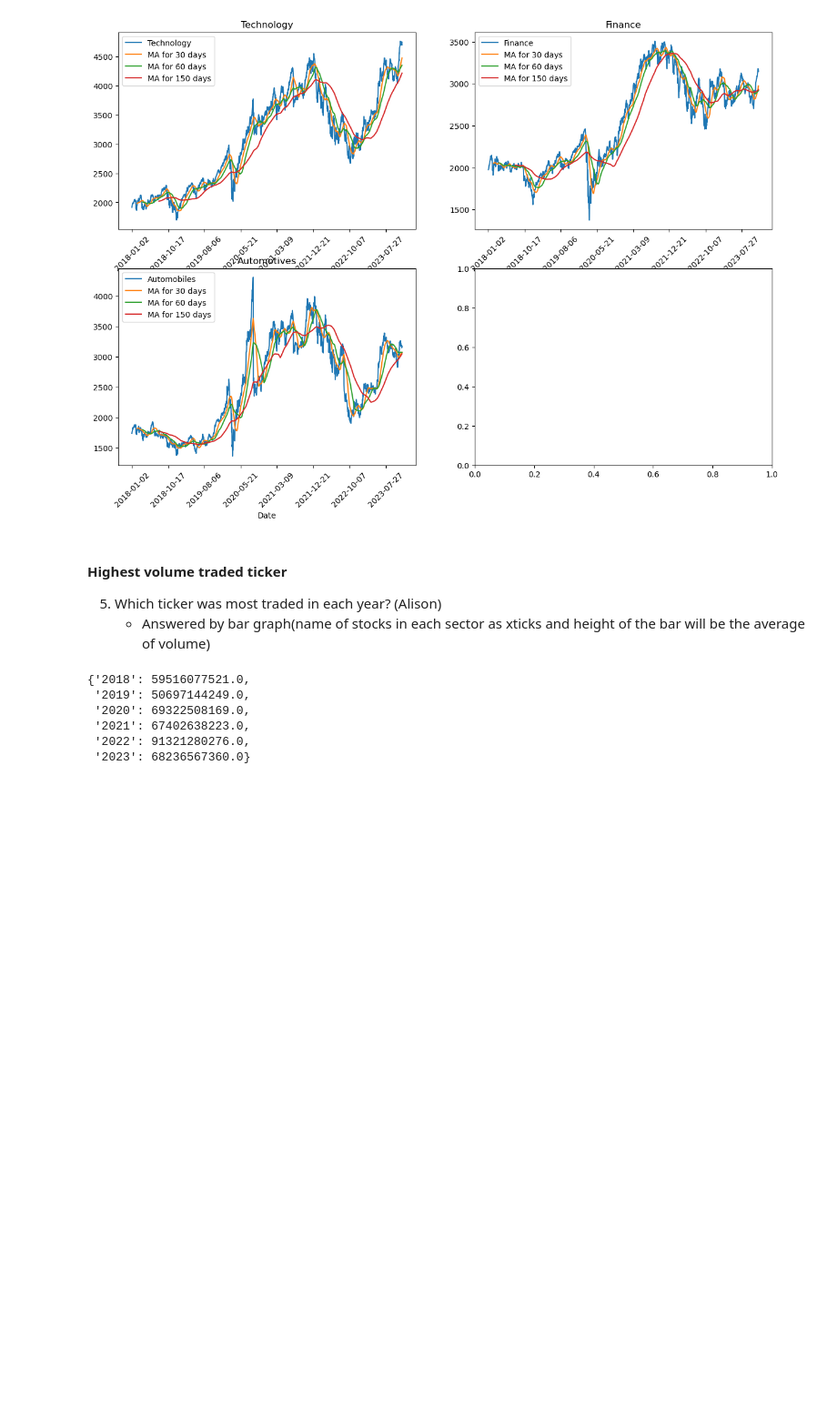
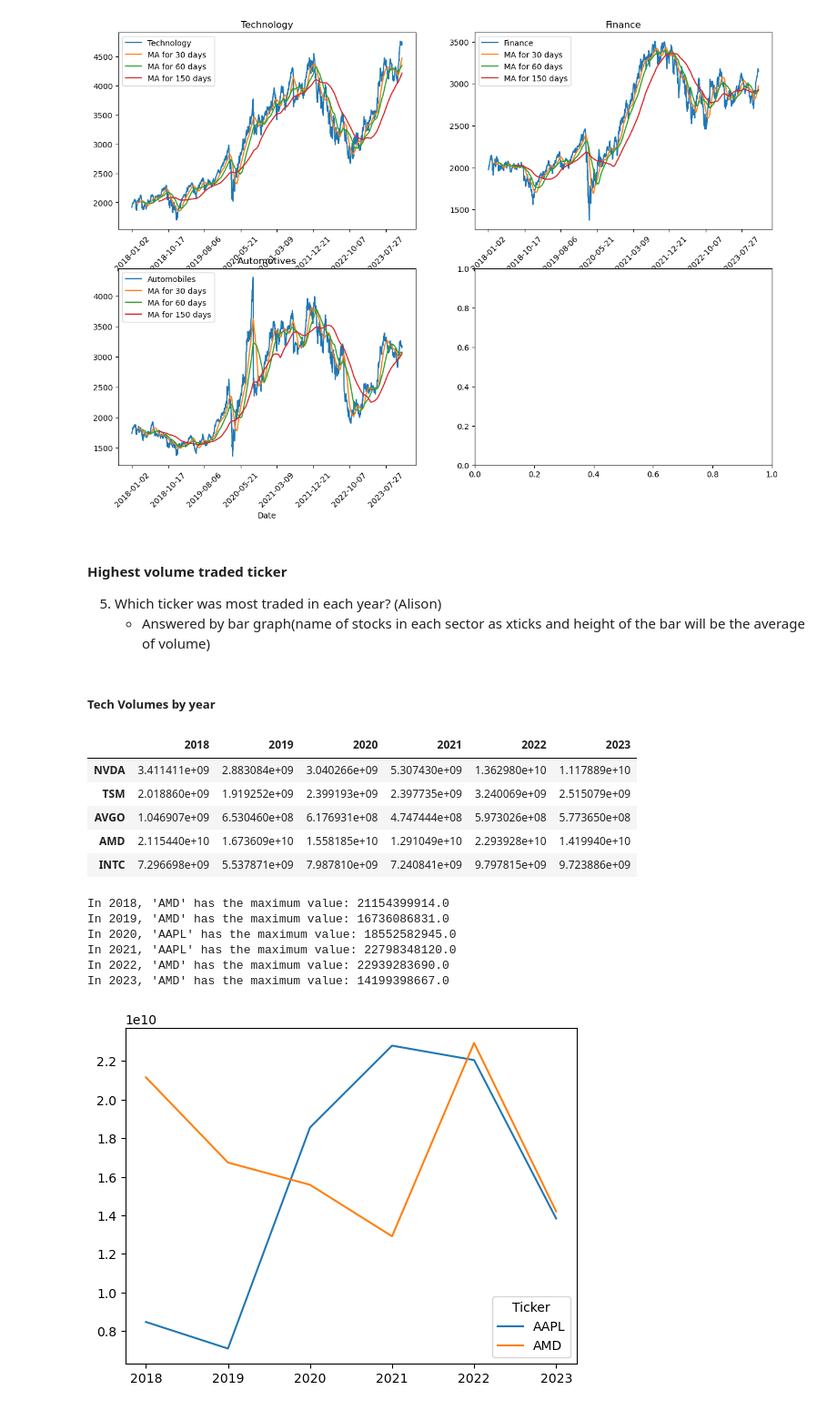
Before and after one commit to alisonands/Stock-Analysis, a Jupyter notebook: Tech/visualizations.ipynb, the cells around one changed output. Shown: that part at 91% size. Cells and saved outputs as stored; diff of their text form; code cells hidden in the pictures; blank space fills up the shorter version.

```diff
--- a/Tech/visualizations.ipynb
+++ b/Tech/visualizations.ipynb
@@ -144,17 +114,2 @@ y_2018 = pd.date_range('2018', freq='364d', periods=2, unit='s')
-# %%
-vol_tech_y_2018 = test[test['Date'].dt.year == 2018]['Volume'].sum()
-years = [2018, 2019, 2020, 2021, 2022, 2023]
-volumes = {}
-tech_stocks = tech_data['Ticker'].unique()
-
-for year in years:
-    volumes[str(year)] = tech_data[tech_data['Date'].dt.year == year]['Volume'].sum()
-# %%
-volumes
-# %% [output]
-{'2018': 59516077521.0,
- '2019': 50697144249.0,
- '2020': 69322508169.0,
- '2021': 67402638223.0,
- '2022': 91321280276.0,
- '2023': 68236567360.0}
+# %% [markdown]
+##### Tech Volumes by year
@@ -160,0 +118,35 @@ volumes
+# %%
+# calculating tech volumes per year
+tech_data['Date'] = pd.to_datetime(tech_data['Date'])
+tech_stocks = tech_data['Ticker'].unique()
+volumes_tech = pd.DataFrame(index = tech_stocks)
+
+for stock in tech_stocks:
+    for year in years:
+        # print(stock, year)
+        temp_df = tech_data[tech_data['Ticker'] == stock]
+        volumes_tech.loc[stock, str(year)] = temp_df[temp_df['Date'].dt.year == year]['Volume'].sum()
+display(volumes_tech.head())
+
+volumes_tech.index.name = 'Ticker'
+volumes_tech.loc[['AAPL', 'AMD']].transpose().plot()
+max_idx = volumes_tech.idxmax()
+max_values = volumes_tech.max()
+
+# Display the result
+for year, (index, value) in zip(volumes_tech.columns, zip(max_idx, max_values)):
+    print(f"In {year}, '{index}' has the maximum value: {value}")
+# %% [output]
+|  | 2018 | 2019 | 2020 | 2021 | 2022 | 2023 |
+| NVDA | 3.411411e+09 | 2.883084e+09 | 3.040266e+09 | 5.307430e+09 | 1.362980e+10 | 1.117889e+10 |
+| TSM | 2.018860e+09 | 1.919252e+09 | 2.399193e+09 | 2.397735e+09 | 3.240069e+09 | 2.515079e+09 |
+| AVGO | 1.046907e+09 | 6.530460e+08 | 6.176931e+08 | 4.747444e+08 | 5.973026e+08 | 5.773650e+08 |
+| AMD | 2.115440e+10 | 1.673609e+10 | 1.558185e+10 | 1.291049e+10 | 2.293928e+10 | 1.419940e+10 |
+| INTC | 7.296698e+09 | 5.537871e+09 | 7.987810e+09 | 7.240841e+09 | 9.797815e+09 | 9.723886e+09 |
+In 2018, 'AMD' has the maximum value: 21154399914.0
+In 2019, 'AMD' has the maximum value: 16736086831.0
+In 2020, 'AAPL' has the maximum value: 18552582945.0
+In 2021, 'AAPL' has the maximum value: 22798348120.0
+In 2022, 'AMD' has the maximum value: 22939283690.0
+In 2023, 'AMD' has the maximum value: 14199398667.0
+[figure, added]
```
Also changed, not shown: parts of 7 cells of this notebook.
